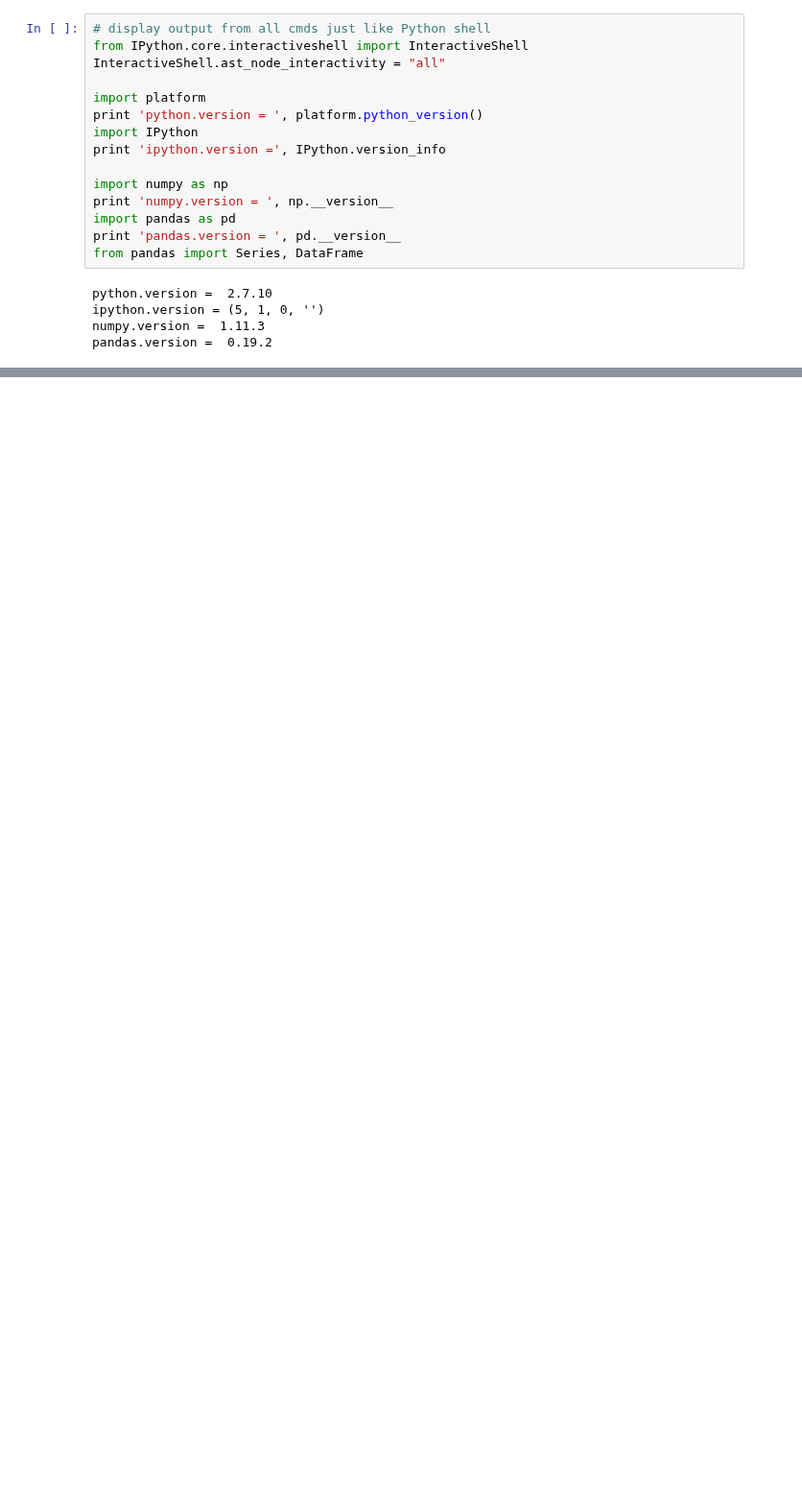
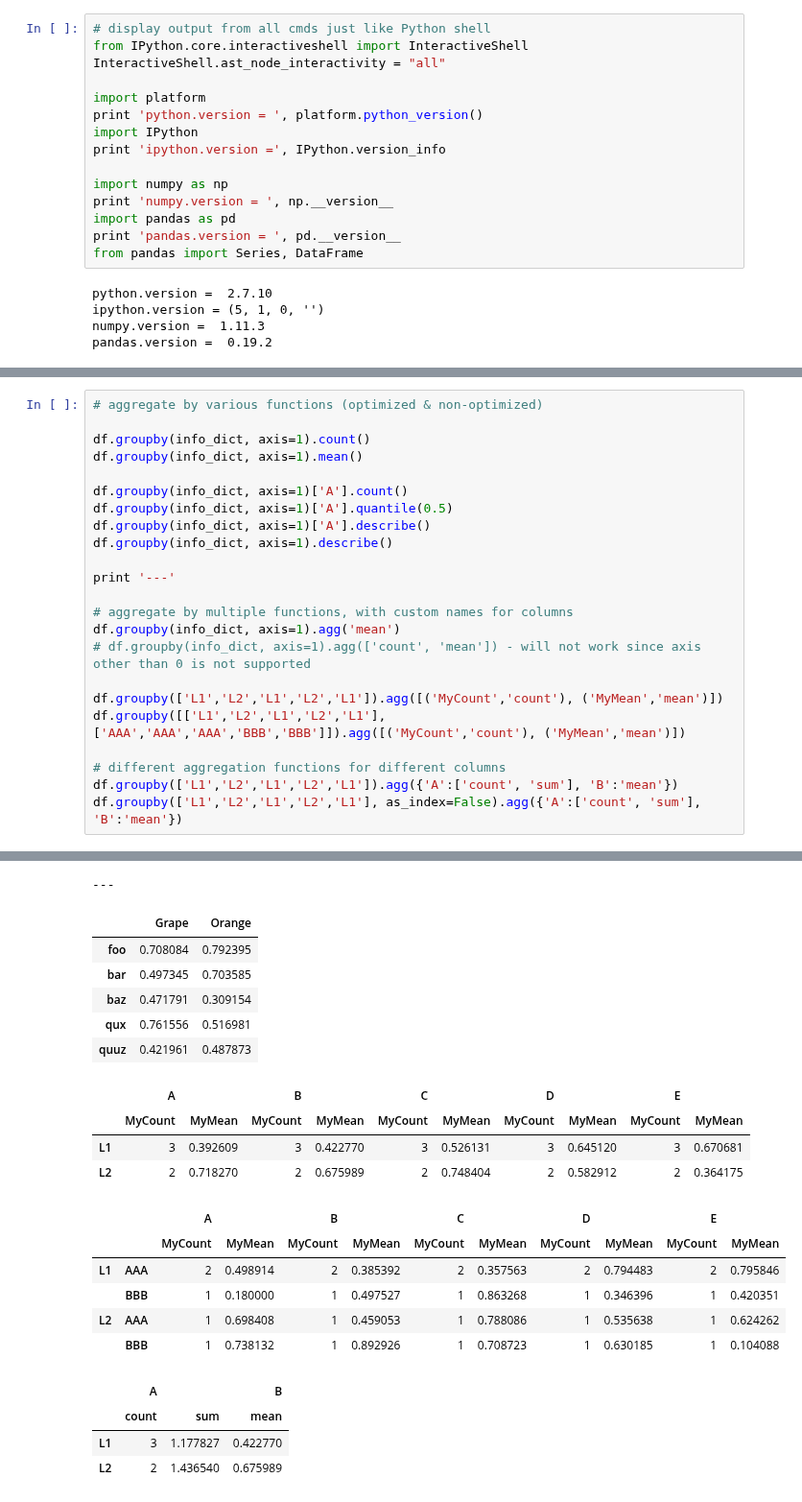
Before and after one commit to niranjv/ml-notes, a Jupyter notebook: notes/pandas-notes-4.ipynb, the cells around one changed output, grey strips where cells are left out. Shown at 96% size. Cells and saved outputs as stored; diff of their text form; blank space fills up the shorter version.

```diff
--- a/notes/pandas-notes-4.ipynb
+++ b/notes/pandas-notes-4.ipynb
@@ -169,0 +269,24 @@ Index
+# %%
+# aggregate by various functions (optimized & non-optimized)
+
+df.groupby(info_dict, axis=1).count()
+df.groupby(info_dict, axis=1).mean()
+
+df.groupby(info_dict, axis=1)['A'].count()
+df.groupby(info_dict, axis=1)['A'].quantile(0.5)
+df.groupby(info_dict, axis=1)['A'].describe()
+df.groupby(info_dict, axis=1).describe()
+
+print '---'
+
+# aggregate by multiple functions, with custom names for columns
+df.groupby(info_dict, axis=1).agg('mean')
+# df.groupby(info_dict, axis=1).agg(['count', 'mean']) - will not work since axis other than 0 is not supported
+
+df.groupby(['L1','L2','L1','L2','L1']).agg([('MyCount','count'), ('MyMean','mean')])
+df.groupby([['L1','L2','L1','L2','L1'],['AAA','AAA','AAA','BBB','BBB']]).agg([('MyCount','count'), ('MyMean','mean')])
+
+# different aggregation functions for different columns
+df.groupby(['L1','L2','L1','L2','L1']).agg({'A':['count', 'sum'], 'B':'mean'})
+df.groupby(['L1','L2','L1','L2','L1'], as_index=False).agg({'A':['count', 'sum'], 'B':'mean'})
+# %% [output]
@@ -169,0 +338,21 @@ Index
+---
+|  | Grape | Orange |
+| foo | 0.708084 | 0.792395 |
+| bar | 0.497345 | 0.703585 |
+| baz | 0.471791 | 0.309154 |
+| qux | 0.761556 | 0.516981 |
+| quuz | 0.421961 | 0.487873 |
+|  | A |  | B |  | C |  | D |  | E |  |
+|  | MyCount | MyMean | MyCount | MyMean | MyCount | MyMean | MyCount | MyMean | MyCount | MyMean |
+| L1 | 3 | 0.392609 | 3 | 0.422770 | 3 | 0.526131 | 3 | 0.645120 | 3 | 0.670681 |
+| L2 | 2 | 0.718270 | 2 | 0.675989 | 2 | 0.748404 | 2 | 0.582912 | 2 | 0.364175 |
+|  |  | A |  | B |  | C |  | D |  | E |  |
+|  |  | MyCount | MyMean | MyCount | MyMean | MyCount | MyMean | MyCount | MyMean | MyCount | MyMean |
+| L1 | AAA | 2 | 0.498914 | 2 | 0.385392 | 2 | 0.357563 | 2 | 0.794483 | 2 | 0.795846 |
+|  | BBB | 1 | 0.180000 | 1 | 0.497527 | 1 | 0.863268 | 1 | 0.346396 | 1 | 0.420351 |
+| L2 | AAA | 1 | 0.698408 | 1 | 0.459053 | 1 | 0.788086 | 1 | 0.535638 | 1 | 0.624262 |
+|  | BBB | 1 | 0.738132 | 1 | 0.892926 | 1 | 0.708723 | 1 | 0.630185 | 1 | 0.104088 |
+|  | A |  | B |
+|  | count | sum | mean |
+| L1 | 3 | 1.177827 | 0.422770 |
+| L2 | 2 | 1.436540 | 0.675989 |
```
Also changed, not shown: parts of 7 cells of this notebook.
